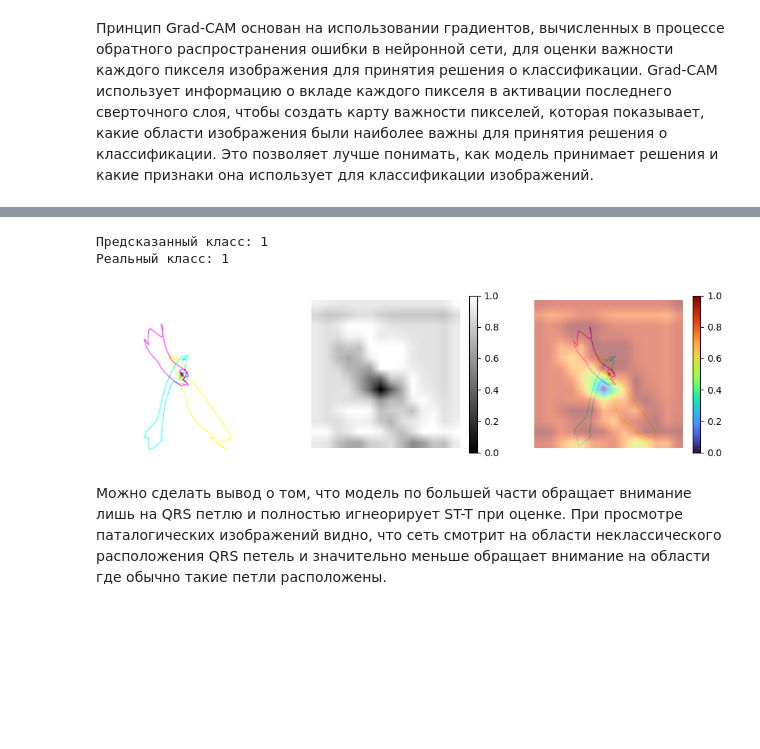
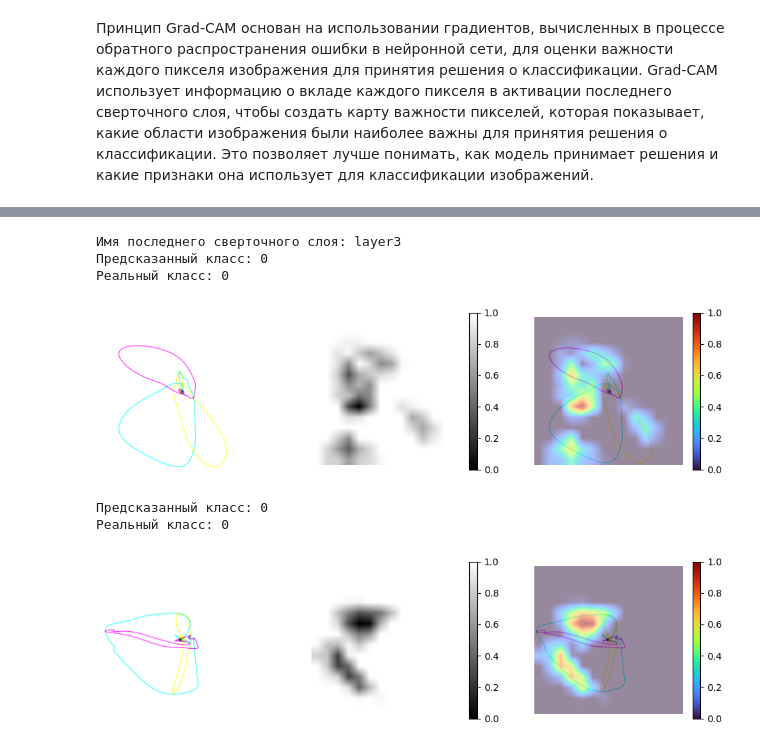
Before and after one commit to Koldim2001/ML_DL_research_VECG, a Jupyter notebook: DL_images/CNN_classification_training.ipynb, the cells around one changed output, grey strips where cells are left out. Drawn from its saved outputs; the diff is of its cells as text; code cells hidden in the pictures; blank space fills up the shorter version.

```diff
--- a/DL_images/CNN_classification_training.ipynb
+++ b/DL_images/CNN_classification_training.ipynb
@@ -593,13 +593,14 @@ plot_confusion_matrix(confusion_matrix(true_labels, predicted_labels), ['здо
 import monai
 import matplotlib.pyplot as plt
 import matplotlib.image as mpimg
+device ='cpu'
 
 def cam_gradcam(inferer, item):
-    data = ds_val[item]
+    data = ds_train[item]
     output = model(data[0].unsqueeze(0).to(device))
     inf = inferer(data[0].unsqueeze(0).to(device), model)
     blended_image = monai.visualize.utils.blend_images(
-        data[0], inf.squeeze(0), cmap='turbo')
+        data[0], inf.squeeze(0), cmap='turbo_r')
     fig, ax = plt.subplots(1,3, figsize=(12, 3))
     img = data[0]
     im_res = inf.squeeze(0)
@@ -655,14 +620,34 @@ im_res = cam_gradcam(inferer, 51)
-# %%
-device = "cpu"
-model = SimpleConvNet().to(device).eval()
-wghts = torch.load('models_classification/custom_train_g05.pth')
-model.load_state_dict(wghts.state_dict())
-inferer = monai.inferers.SaliencyInferer('GradCAM','conv4',
-                                         class_idx=[1])
-im_res = cam_gradcam(inferer, 140)
-# %% [output]
-Предсказанный класс: 1
-Реальный класс: 1
-[figure, removed]
-# %% [markdown]
-Можно сделать вывод о том, что модель по большей части обращает внимание лишь на QRS петлю и полностью игнеорирует ST-T при оценке. При просмотре паталогических изображений видно, что сеть смотрит на области неклассического расположения QRS петель и значительно меньше обращает внимание на области где обычно такие петли расположены.
+# %%
+from torchvision.models import resnet18, ResNet18_Weights
+model = resnet18().to(device)
+fc_new =  nn.Sequential(
+        nn.Linear(512, 2))
+model.fc = fc_new
+wghts = torch.load('models_classification/resnet_train_ft_no_sheduler_batch64.pth')
+model.load_state_dict(wghts.state_dict())
+model.eval()
+
+layer_names = [name for name, _ in model.named_children()]
+
+# Имя последнего сверточного слоя
+last_conv_layer_name = layer_names[-4]  # -2, так как последний слой - классификатор
+
+print("Имя последнего сверточного слоя:", last_conv_layer_name)
+
+inferer = monai.inferers.SaliencyInferer('GradCAM','layer3',
+                                         class_idx=[0])
+
+im_res = cam_gradcam(inferer, 580)
+# %% [output]
+Имя последнего сверточного слоя: layer3
+Предсказанный класс: 0
+Реальный класс: 0
+[figure, added]
+# %%
+inferer = monai.inferers.SaliencyInferer('GradCAM','layer3',
+                                         class_idx=[0])
+im_res = cam_gradcam(inferer, 40)
+# %% [output]
+Предсказанный класс: 0
+Реальный класс: 0
+[figure, added]
```
Also changed, not shown: parts of 5 cells of this notebook, 3 other files.
